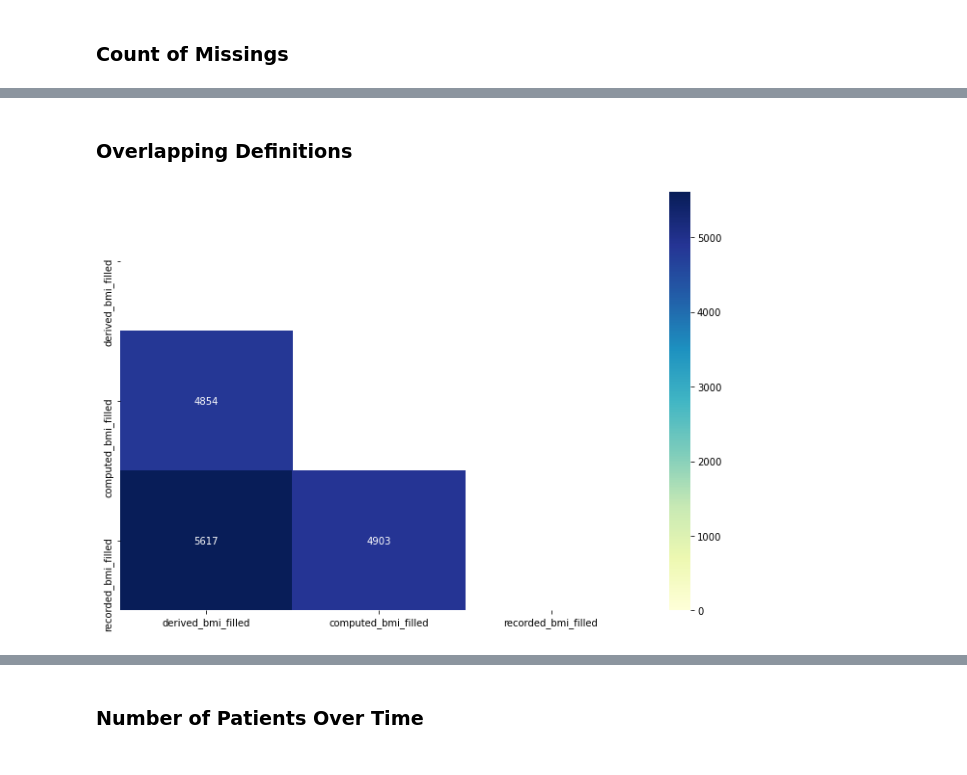
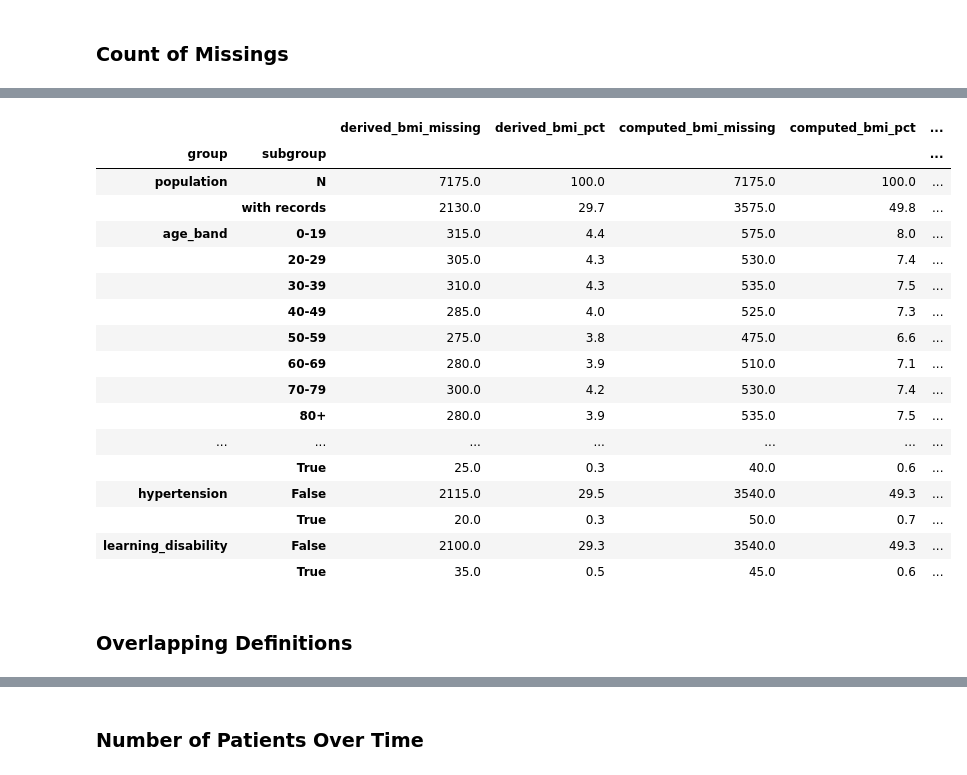
Before and after one commit to opensafely/bmi-short-data-report, a Jupyter notebook: notebooks/report_bmi.ipynb, the cells around one changed output, grey strips where cells are left out. Cells and saved outputs as stored; diff of their text form; code cells hidden in the pictures.

```diff
--- a/notebooks/report_bmi.ipynb
+++ b/notebooks/report_bmi.ipynb
@@ -128,3 +45,5 @@ df_all_redact = df_all_redact.where(~df_all_redact.isna(), '-')
+# %%
+df_clean = import_clean(input_path, definitions, demographic_covariates, clinical_covariates, date_min, date_max, null)
 # %% [markdown]
 ## Methods
 
@@ -233,13 +83,23 @@ df_miss_redact
+# %%
+patient_counts(df_clean, definitions, demographic_covariates, clinical_covariates, missing=True)
+# %% [output]
+|  |  | derived_bmi_missing | derived_bmi_pct | computed_bmi_missing | computed_bmi_pct | ... |
+| group | subgroup |  |  |  |  | ... |
+| population | N | 7175.0 | 100.0 | 7175.0 | 100.0 | ... |
+|  | with records | 2130.0 | 29.7 | 3575.0 | 49.8 | ... |
+| age_band | 0-19 | 315.0 | 4.4 | 575.0 | 8.0 | ... |
+|  | 20-29 | 305.0 | 4.3 | 530.0 | 7.4 | ... |
+|  | 30-39 | 310.0 | 4.3 | 535.0 | 7.5 | ... |
+|  | 40-49 | 285.0 | 4.0 | 525.0 | 7.3 | ... |
+|  | 50-59 | 275.0 | 3.8 | 475.0 | 6.6 | ... |
+|  | 60-69 | 280.0 | 3.9 | 510.0 | 7.1 | ... |
+|  | 70-79 | 300.0 | 4.2 | 530.0 | 7.4 | ... |
+|  | 80+ | 280.0 | 3.9 | 535.0 | 7.5 | ... |
+| ... | ... | ... | ... | ... | ... | ... |
+|  | True | 25.0 | 0.3 | 40.0 | 0.6 | ... |
+| hypertension | False | 2115.0 | 29.5 | 3540.0 | 49.3 | ... |
+|  | True | 20.0 | 0.3 | 50.0 | 0.7 | ... |
+| learning_disability | False | 2100.0 | 29.3 | 3540.0 | 49.3 | ... |
+|  | True | 35.0 | 0.5 | 45.0 | 0.6 | ... |
 # %% [markdown]
 ### Overlapping Definitions
-# %%
-df_transform = df_temp2.replace(np.nan,0)
-df_dot = df_transform.T.dot(df_transform)
-mask = np.triu(np.ones_like(df_dot))
-
-# Draw the heatmap with the mask
-fig, ax = plt.subplots(figsize=(12, 8))
-sns.heatmap(df_dot, mask=mask, annot=True, fmt='g', cmap="YlGnBu", vmin=0)
-plt.show()
-# %% [output]
-[figure, removed]
```
Also changed, not shown: parts of 13 cells of this notebook, 1 other file.
